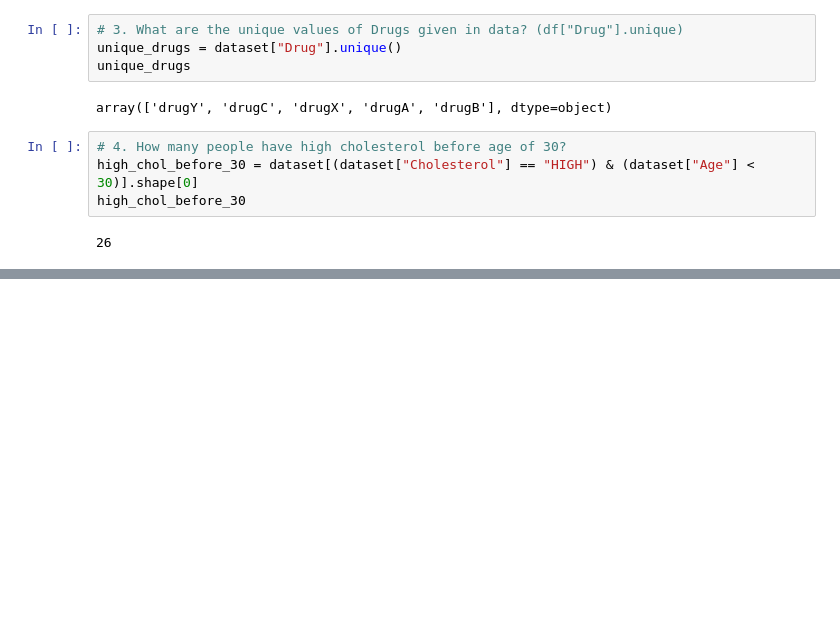
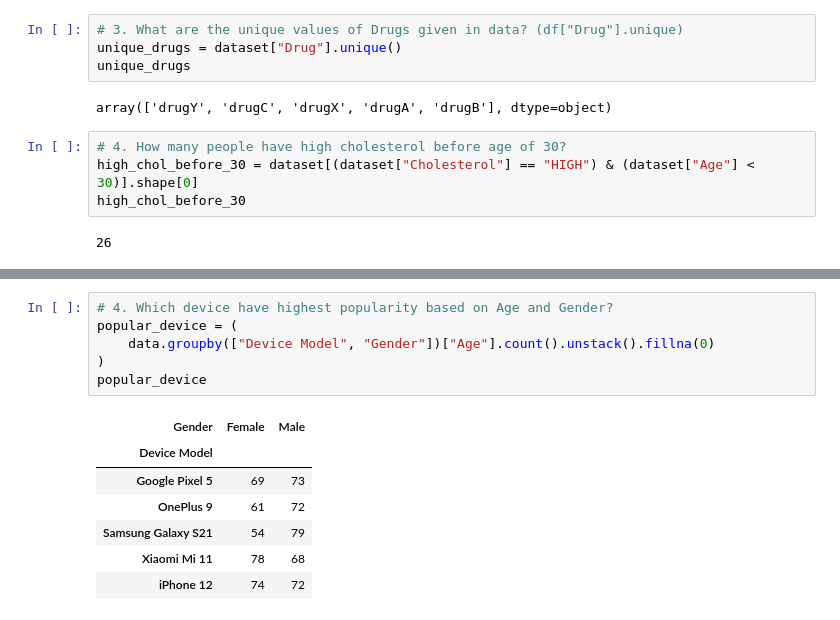
Before and after one commit to SQUADE-Rise-Of-Fallen/PMRP, a Jupyter notebook: Lab/Assignment_2.ipynb, the cells around one changed output, grey strips where cells are left out. Cells and saved outputs as stored; diff of their text form; blank space fills up the shorter version.

```diff
--- a/Lab/Assignment_2.ipynb
+++ b/Lab/Assignment_2.ipynb
@@ -208,0 +302,14 @@ high_chol_before_30
+# %%
+# 4. Which device have highest popularity based on Age and Gender?
+popular_device = (
+    data.groupby(["Device Model", "Gender"])["Age"].count().unstack().fillna(0)
+)
+popular_device
+# %% [output]
+| Gender | Female | Male |
+| Device Model |  |  |
+| Google Pixel 5 | 69 | 73 |
+| OnePlus 9 | 61 | 72 |
+| Samsung Galaxy S21 | 54 | 79 |
+| Xiaomi Mi 11 | 78 | 68 |
+| iPhone 12 | 74 | 72 |
```
Also changed, not shown: parts of 7 cells of this notebook.
